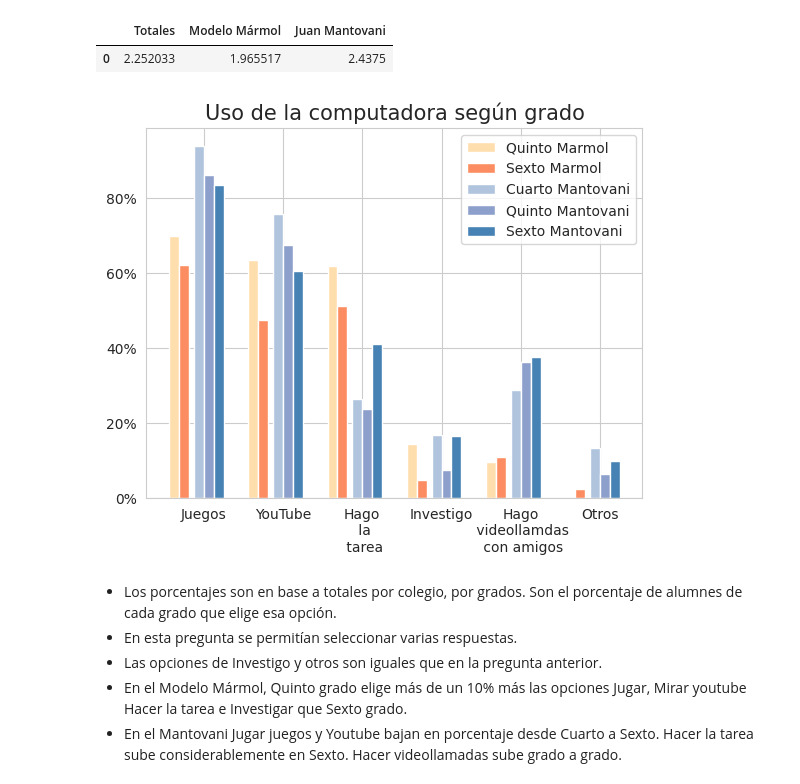
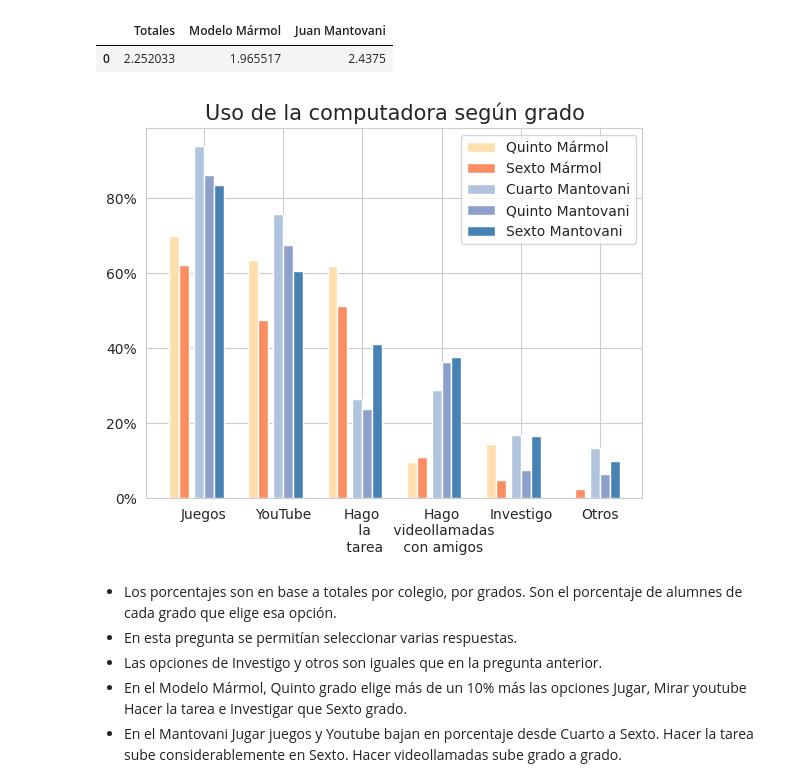
Before and after one commit to fedesassone/tesis, a Jupyter notebook: notebooks/poblacional/Poblacional.ipynb, the cells around one changed output. Drawn from its saved outputs; the diff is of its cells as text; code cells hidden in the pictures.

Commit message:
Uso de compu segun grado feedb

```diff
--- a/notebooks/poblacional/Poblacional.ipynb
+++ b/notebooks/poblacional/Poblacional.ipynb
@@ -439,62 +436,58 @@ Promedio en cantidad de respuestas - Uso computadora
 | 0 | 2.252033 | 1.965517 | 2.4375 |
 # %%
 # Uso de la computadora según grado
-data_total = df_fe["uso_computadora"].str.replace(" ", "").str.get_dummies(sep=',').sum().div(cant_total).sort_values(ascending=False)
+data_marmol_quinto = marmol[marmol['grado']=="Quinto"]["uso_computadora"].str.replace(" ", "").str.get_dummies(sep=',').sum().div(cant_marmol_quinto).sort_values(ascending=False)
+data_marmol_sexto = marmol[marmol['grado']=="Sexto"]["uso_computadora"].str.replace(" ", "").str.get_dummies(sep=',').sum().div(cant_marmol_sexto)#.sort_values(ascending=False)
+data_mantovani_cuarto = mantovani[mantovani['grado']=="Cuarto"]["uso_computadora"].str.replace(" ", "").str.get_dummies(sep=',').sum().div(cant_mantovani_cuarto)#.sort_values(ascending=False)
+data_mantovani_quinto = mantovani[mantovani['grado']=="Quinto"]["uso_computadora"].str.replace(" ", "").str.get_dummies(sep=',').sum().div(cant_mantovani_quinto)#.sort_values(ascending=False)
+data_mantovani_sexto = mantovani[mantovani['grado']=="Sexto"]["uso_computadora"].str.replace(" ", "").str.get_dummies(sep=',').sum().div(cant_mantovani_sexto)#.sort_values(ascending=False)
 
-data_marmol_quinto = marmol[marmol['grado']=="Quinto"]["uso_computadora"].str.replace(" ", "").str.get_dummies(sep=',').sum().div(cant_marmol_quinto).sort_values(ascending=False)
-data_marmol_sexto = marmol[marmol['grado']=="Sexto"]["uso_computadora"].str.replace(" ", "").str.get_dummies(sep=',').sum().div(cant_marmol_sexto).sort_values(ascending=False)
-
-data_mantovani_cuarto = mantovani[mantovani['grado']=="Cuarto"]["uso_computadora"].str.replace(" ", "").str.get_dummies(sep=',').sum().div(cant_mantovani_cuarto).sort_values(ascending=False)
-data_mantovani_quinto = mantovani[mantovani['grado']=="Quinto"]["uso_computadora"].str.replace(" ", "").str.get_dummies(sep=',').sum().div(cant_mantovani_quinto).sort_values(ascending=False)
-data_mantovani_sexto = mantovani[mantovani['grado']=="Sexto"]["uso_computadora"].str.replace(" ", "").str.get_dummies(sep=',').sum().div(cant_mantovani_sexto).sort_values(ascending=False)
-
-otros = ["Programo/Diseño", "Usoredessociales", "MiroPelis/Seriesporstreaming", "Escuchomúsica"]
-
-dfs = [data_marmol_quinto, data_marmol_sexto, data_mantovani_cuarto, data_mantovani_quinto, data_mantovani_sexto]
-
-result = pd.concat(dfs, axis=1)
-result = result.rename(columns={0:'Quinto Marmol',
-                                1:'Sexto Marmol',
+result = pd.concat([data_marmol_quinto, data_marmol_sexto, data_mantovani_cuarto, data_mantovani_quinto, data_mantovani_sexto], axis=1)
+result.loc["Otros"] = [0.0]*5
+result = result.rename(columns={0:'Quinto Mármol',
+                                1:'Sexto Mármol',
                                 2:'Cuarto Mantovani',
                                 3:'Quinto Mantovani',
-                                4:'Sexto Mantovani'})
+                                4:'Sexto Mantovani'},
+                        index={ 'Juegojuegos':                 'Juegos',
+                                'MirovideosenYouTube':         'YouTube',
+                                'Hagolatarea':                 'Hago\n la\n tarea',
+                                'Habloconamigos':              'Hago\n videollamadas\n con amigos',
+                                'InvestigoenWikipedia/Google': 'Investigo',
+                                'Otros':                       'Otros'}).fillna(0)
 
-result.loc["Otros"] = [0.0]*5
-
-result =result.fillna(0)
-
-for row in otros:
+for row in ["Programo/Diseño", "Usoredessociales", "MiroPelis/Seriesporstreaming", "Escuchomúsica"]:
         result.loc['Otros'] += result.loc[row]
         result.drop([row], inplace=True)
 
+result = result.reindex(['Juegos',
+                         'YouTube',
+                         'Hago\n la\n tarea',
+                         'Hago\n videollamadas\n con amigos',
+                         'Investigo',
+                         'Otros'])
+
 bar_width = 0.25
+br1 = [1, 3, 5, 7, 9, 11]
+br2 = [x +      bar_width for x in br1]
+br3 = [x + 1.5* bar_width for x in br2]
+br4 = [x +      bar_width for x in br3]
+br5 = [x +      bar_width for x in br4]
 
-ticks = [1, 3, 5, 7, 9, 11]
-
-labels = ("Juegos", "YouTube", "Hago\n la\n tarea", \
-            "Investigo", "Hago\n videollamdas\n con amigos", "Otros")
-
-br_marmol_quinto = ticks
-br_marmol_sexto = [x + bar_width for x in br_marmol_quinto]
-
-br_mantovani_cuarto = [x + 1.5* bar_width for x in br_marmol_sexto]
-br_mantovani_quinto = [x + bar_width for x in br_mantovani_cuarto]
-br_mantovani_sexto  = [x + bar_width for x in br_mantovani_quinto]
-
-plt.bar(br_marmol_quinto,    result['Quinto Marmol']    , width=bar_width, label = 'Quinto Marmol', color='navajowhite')
-plt.bar(br_marmol_sexto,     result['Sexto Marmol']     , width=bar_width, label = 'Sexto Marmol', color='C1')
-plt.bar(br_mantovani_cuarto, result['Cuarto Mantovani'] , width=bar_width, label = 'Cuarto Mantovani', color='lightsteelblue')
-plt.bar(br_mantovani_quinto, result['Quinto Mantovani'] , width=bar_width, label = 'Quinto Mantovani', color='C2')
-plt.bar(br_mantovani_sexto,  result['Sexto Mantovani']  , width=bar_width, label = 'Sexto Mantovani', color='steelblue')
+plt.bar(br1, result['Quinto Mármol']    , width=bar_width, label = 'Quinto Mármol'   , color='navajowhite'   )
+plt.bar(br2, result['Sexto Mármol']     , width=bar_width, label = 'Sexto Mármol'    , color='C1'            )
+plt.bar(br3, result['Cuarto Mantovani'] , width=bar_width, label = 'Cuarto Mantovani', color='lightsteelblue')
+plt.bar(br4, result['Quinto Mantovani'] , width=bar_width, label = 'Quinto Mantovani', color='C2'            )
+plt.bar(br5, result['Sexto Mantovani']  , width=bar_width, label = 'Sexto Mantovani' , color='steelblue'     )
 
 plt.gca().yaxis.set_major_formatter(PercentFormatter(1))
 plt.title("Uso de la computadora según grado", fontsize=15)
-ticks = [x + 3*bar_width for x in ticks]
-plt.xticks(ticks, labels)
+ticks = [x + 3*bar_width for x in br1]
+plt.xticks(ticks, result.index)
 plt.legend(loc='upper right')
 plt.savefig('uso_computadora_segun_grado.png')
 # %% [output]
-[figure, old version]
+[figure, new version]
 # %% [markdown]
 * Los porcentajes son en base a totales por colegio, por grados. Son el porcentaje de alumnes de cada grado que elige esa opción.
 * En esta pregunta se permitían seleccionar varias respuestas.
```
Also changed, not shown: parts of 1 cell of this notebook, 1 other file.
